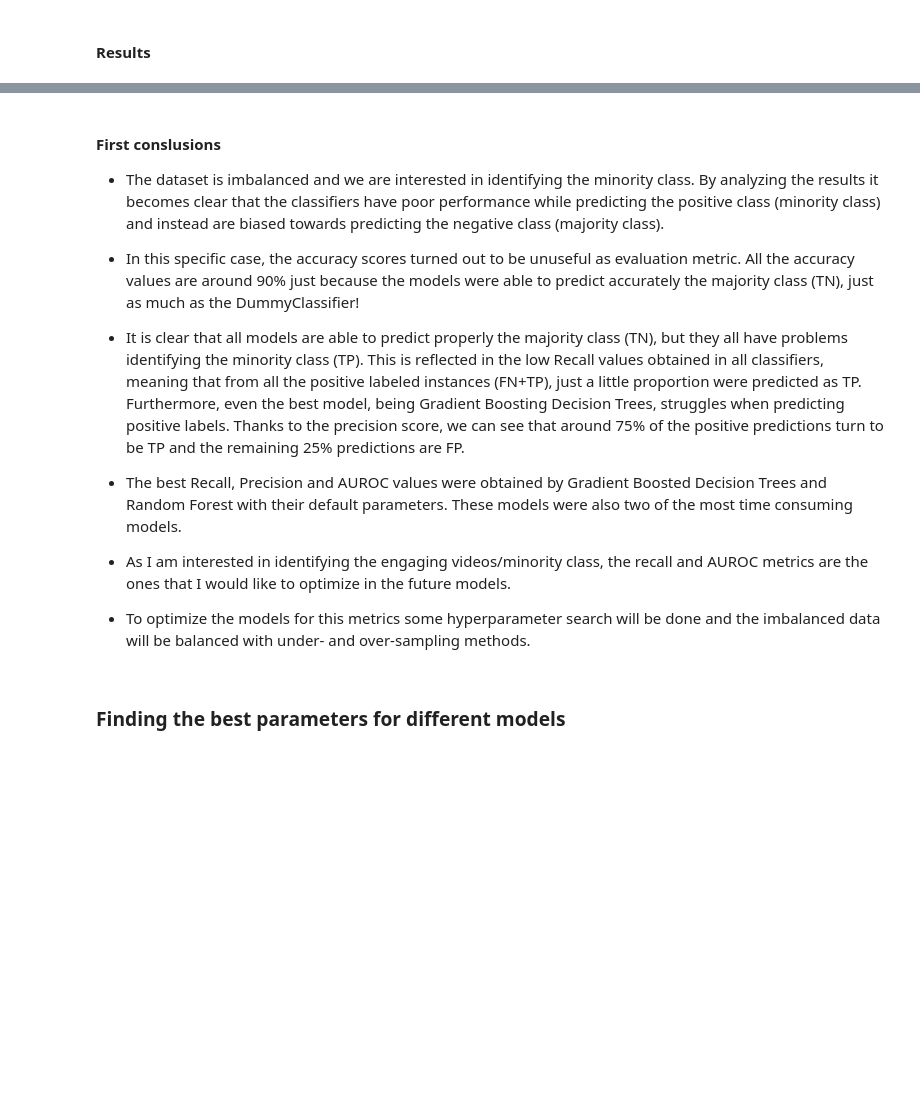
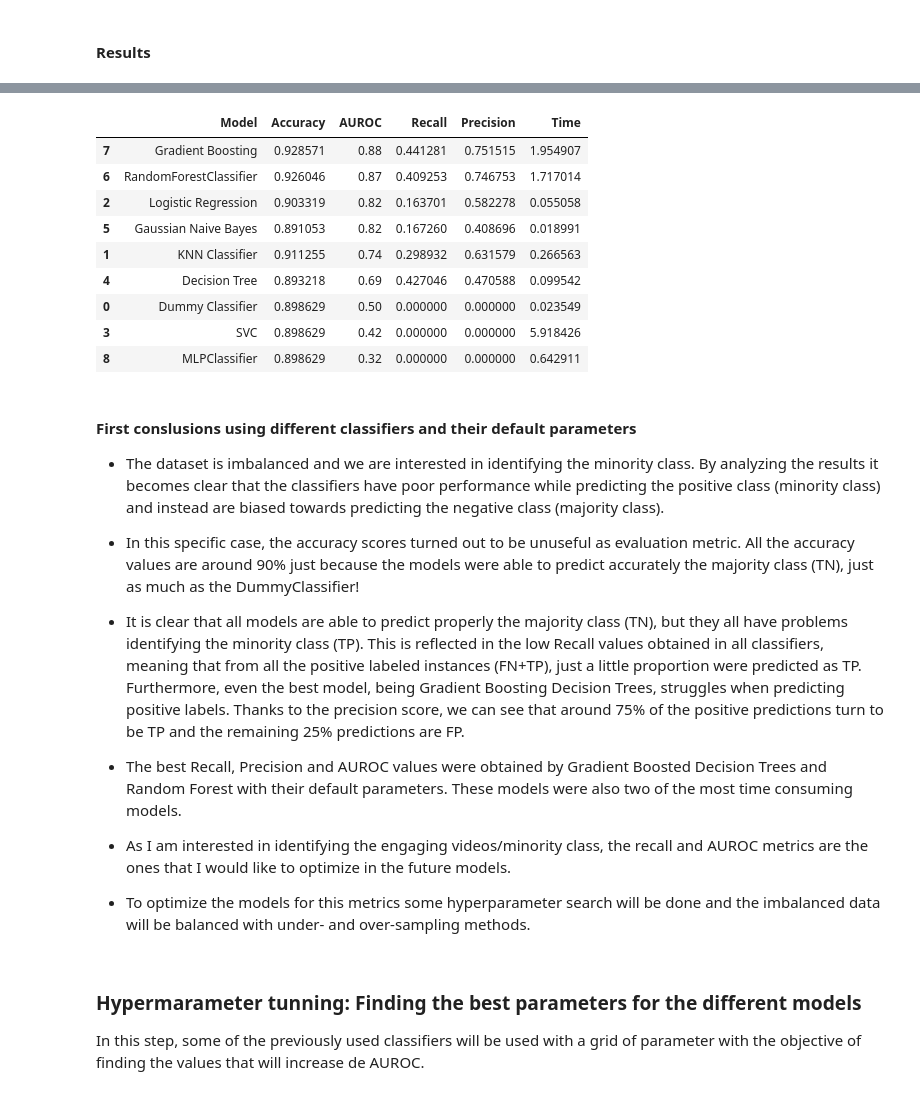
Before and after one commit to valkanoise/Applied-Data-Science-with-Python-Specialization, a Jupyter notebook: Course 3 - Applied Machine Learning in Python/Module 4 Supervised learning part II/Project.ipynb, the cells around one changed output, grey strips where cells are left out. Saved outputs shown, nothing was run; the diff lists cells and outputs as text; code cells hidden in the pictures; blank space fills up the shorter version.

```diff
--- a/Course 3 - Applied Machine Learning in Python/Module 4 Supervised learning part II/Project.ipynb
+++ b/Course 3 - Applied Machine Learning in Python/Module 4 Supervised learning part II/Project.ipynb
@@ -306,2 +318,19 @@ for i in range(len(cm_list)):
 # %%
-result_df = pd.DataFrame({"Model": model_list, "Accuracy":acc_list,"AUROC":auc_list, "Time":time_list, "Recall":recall_list, "Precision":precision_list})
+# Making a dataframe with all the metrics and computational time
+result_df = pd.DataFrame({"Model": model_list, "Accuracy":acc_list,"AUROC":auc_list, "Recall":recall_list, "Precision":precision_list, "Time":time_list})
+
+# Sorting the multiindexed df
+result_df = result_df.sort_values('AUROC', ascending=False)
+
+result_df
+# %% [output]
+|  | Model | Accuracy | AUROC | Recall | Precision | Time |
+| 7 | Gradient Boosting | 0.928571 | 0.88 | 0.441281 | 0.751515 | 1.954907 |
+| 6 | RandomForestClassifier | 0.926046 | 0.87 | 0.409253 | 0.746753 | 1.717014 |
+| 2 | Logistic Regression | 0.903319 | 0.82 | 0.163701 | 0.582278 | 0.055058 |
+| 5 | Gaussian Naive Bayes | 0.891053 | 0.82 | 0.167260 | 0.408696 | 0.018991 |
+| 1 | KNN Classifier | 0.911255 | 0.74 | 0.298932 | 0.631579 | 0.266563 |
+| 4 | Decision Tree | 0.893218 | 0.69 | 0.427046 | 0.470588 | 0.099542 |
+| 0 | Dummy Classifier | 0.898629 | 0.50 | 0.000000 | 0.000000 | 0.023549 |
+| 3 | SVC | 0.898629 | 0.42 | 0.000000 | 0.000000 | 5.918426 |
+| 8 | MLPClassifier | 0.898629 | 0.32 | 0.000000 | 0.000000 | 0.642911 |
@@ -310,6 +337,5 @@ result_df.sort_values("AUROC", ascending=False)
 # %% [markdown]
-#### First conslusions
-
+#### First conslusions using different classifiers and their default parameters
 - The dataset is imbalanced and we are interested in identifying the minority class. By analyzing the results it becomes clear that the classifiers have poor performance while predicting the positive class (minority class) and instead are biased towards predicting the negative class (majority class).
 
 - In this specific case, the accuracy scores turned out to be unuseful as evaluation metric. All the accuracy values are around 90% just because the models were able to predict accurately the majority class (TN), just as much as the DummyClassifier!
@@ -322,7 +348,9 @@ result_df.sort_values("AUROC", ascending=False)
 
 - To optimize the models for this metrics some hyperparameter search will be done and the imbalanced data will be balanced with under- and over-sampling methods.
 # %% [markdown]
-### Finding the best parameters for different models
+### Hypermarameter tunning: Finding the best parameters for the different models
+
+In this step, some of the previously used classifiers will be used with a grid of parameter with the objective of finding the values that will increase de AUROC.
 # %%
 from sklearn.model_selection import GridSearchCV
 
```
Also changed, not shown: parts of 32 cells of this notebook, 1 other file.
